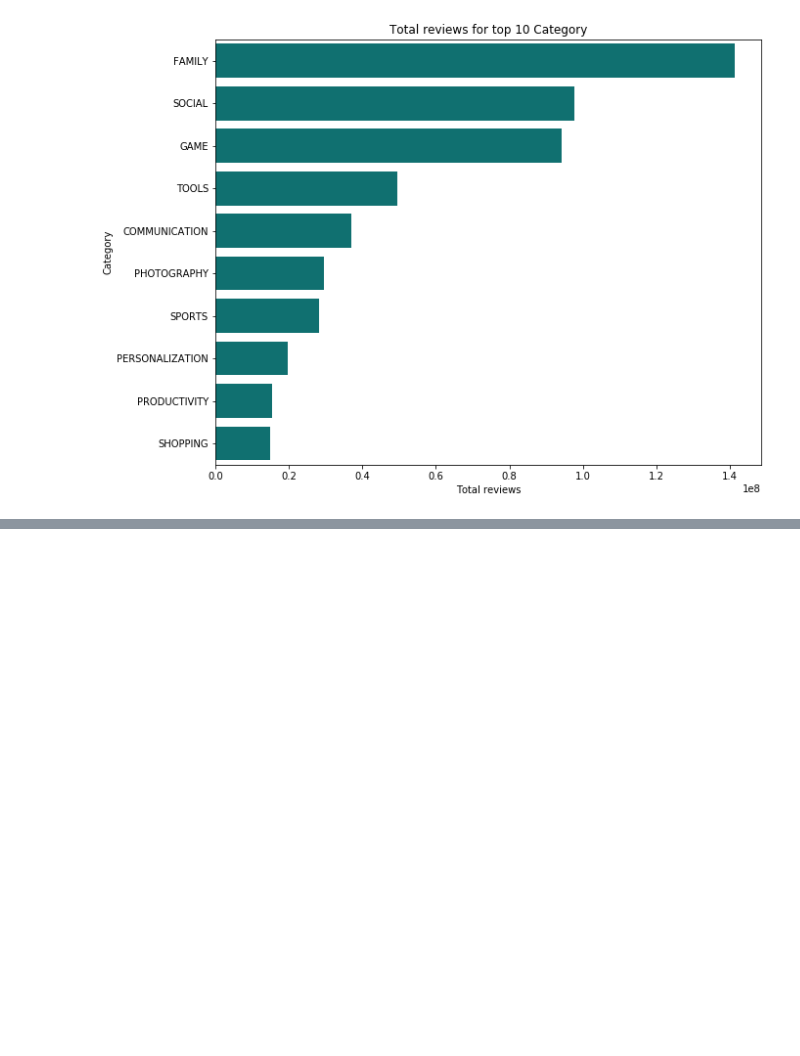
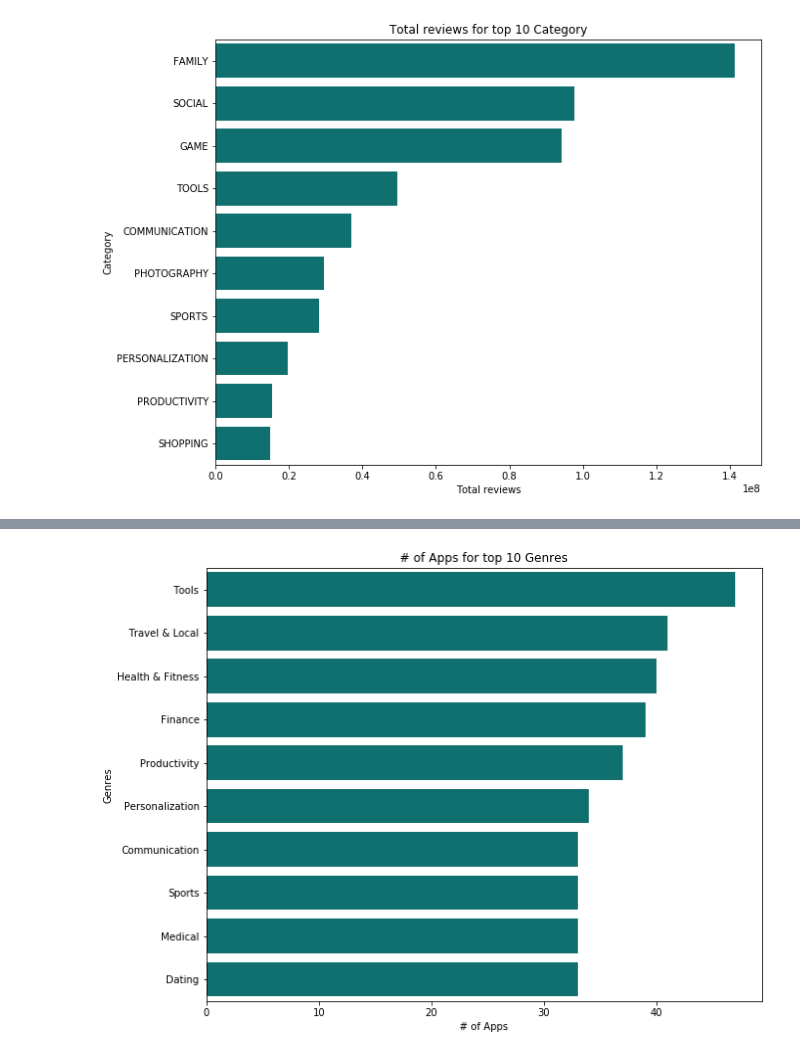
Before and after one commit to sarafkp/Python-for-Data-Science, a Jupyter notebook: Project/pg_final_project_2.0.ipynb, the cells around one changed output, grey strips where cells are left out. Drawn from its saved outputs; the diff is of its cells as text; code cells hidden in the pictures; blank space fills up the shorter version.

```diff
--- a/Project/pg_final_project_2.0.ipynb
+++ b/Project/pg_final_project_2.0.ipynb
@@ -225,0 +236,10 @@ plt.ylabel('Category');
+# %%
+g=merge_playstore.groupby("Genres",as_index=False).count()[['Genres','App']].sort_values('App',ascending=0).head(10)
+plt.figure(figsize=(10,8))
+
+sns.barplot(x='App',y='Genres',data=g,color="teal")
+plt.title("# of Apps for top 10 Genres")
+plt.xlabel('# of Apps')
+plt.ylabel('Genres');
+# %% [output]
+[figure, added]
```
Also changed, not shown: parts of 1 cell of this notebook.
